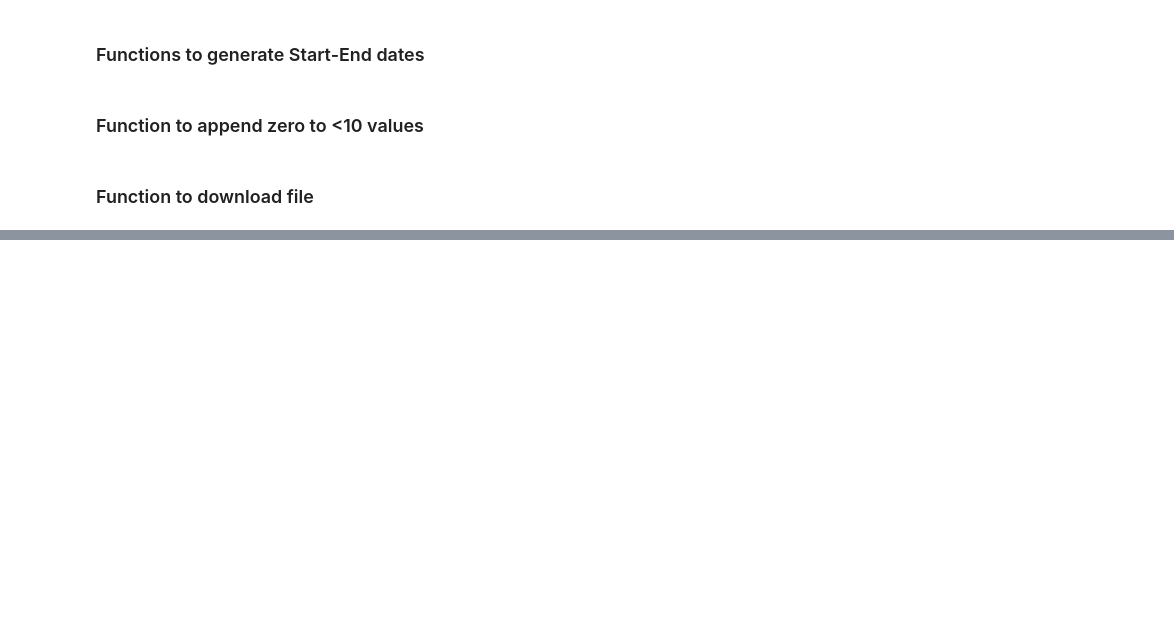
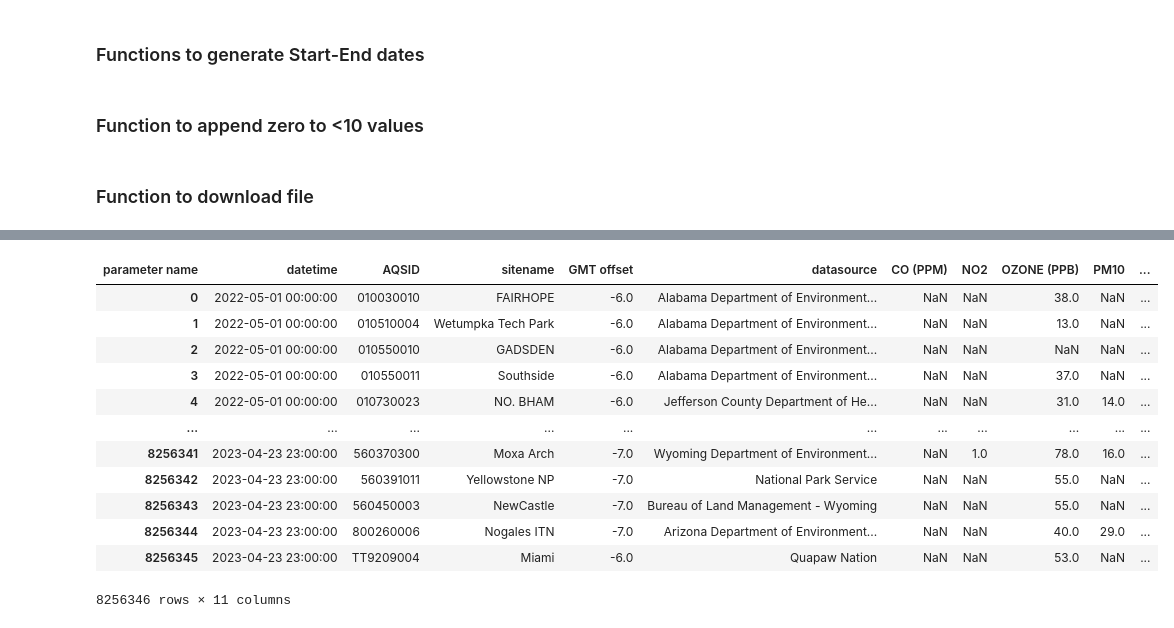
Before and after one commit to Charan-Patnaik/Aircast, a Jupyter notebook: ML/data_extraction.ipynb, the cells around one changed output, grey strips where cells are left out. Cells and saved outputs as stored; diff of their text form; code cells hidden in the pictures; blank space fills up the shorter version.

```diff
--- a/ML/data_extraction.ipynb
+++ b/ML/data_extraction.ipynb
@@ -184,0 +209,8 @@ new_df[new_df['AQSID']=='000010601']
+# %%
+merged_df['datetime'] = pd.to_datetime(merged_df['date'] + ' ' + merged_df['hour'], format='%m/%d/%y %H:%M')
+# %%
+merged_df.drop(['date', 'hour'], axis=1, inplace=True )
+# %%
+values_to_keep = ['OZONE', 'PM2.5', 'PM10', 'SO2', 'CO', 'NO2']
+merged_df_with_specific_val = merged_df.loc[merged_df['parameter name'].isin(values_to_keep)]
+merged_df_with_specific_val
@@ -184,0 +231,22 @@ new_df[new_df['AQSID']=='000010601']
+# %%
+df_pivot = merged_df_with_specific_val.pivot(index=['datetime', 'AQSID', 'sitename', 'GMT offset', 'datasource'],
+                    columns='parameter name',
+                    values='value').reset_index()
+# %%
+df_pivot = df_pivot.rename(columns={'OZONE': 'OZONE (PPB)', 'PM2.5': 'PM2.5 (UG/M3)', 'CO': 'CO (PPM)'})
+pivot_df = df_pivot.sort_values(by='datetime', ascending=False)
+df_pivot
+# %% [output]
+| parameter name | datetime | AQSID | sitename | GMT offset | datasource | CO (PPM) | NO2 | OZONE (PPB) | PM10 | ... |
+| 0 | 2022-05-01 00:00:00 | 010030010 | FAIRHOPE | -6.0 | Alabama Department of Environment... | NaN | NaN | 38.0 | NaN | ... |
+| 1 | 2022-05-01 00:00:00 | 010510004 | Wetumpka Tech Park | -6.0 | Alabama Department of Environment... | NaN | NaN | 13.0 | NaN | ... |
+| 2 | 2022-05-01 00:00:00 | 010550010 | GADSDEN | -6.0 | Alabama Department of Environment... | NaN | NaN | NaN | NaN | ... |
+| 3 | 2022-05-01 00:00:00 | 010550011 | Southside | -6.0 | Alabama Department of Environment... | NaN | NaN | 37.0 | NaN | ... |
+| 4 | 2022-05-01 00:00:00 | 010730023 | NO. BHAM | -6.0 | Jefferson County Department of He... | NaN | NaN | 31.0 | 14.0 | ... |
+| ... | ... | ... | ... | ... | ... | ... | ... | ... | ... | ... |
+| 8256341 | 2023-04-23 23:00:00 | 560370300 | Moxa Arch | -7.0 | Wyoming Department of Environment... | NaN | 1.0 | 78.0 | 16.0 | ... |
+| 8256342 | 2023-04-23 23:00:00 | 560391011 | Yellowstone NP | -7.0 | National Park Service | NaN | NaN | 55.0 | NaN | ... |
+| 8256343 | 2023-04-23 23:00:00 | 560450003 | NewCastle | -7.0 | Bureau of Land Management - Wyoming | NaN | NaN | 55.0 | NaN | ... |
+| 8256344 | 2023-04-23 23:00:00 | 800260006 | Nogales ITN | -7.0 | Arizona Department of Environment... | NaN | NaN | 40.0 | 29.0 | ... |
+| 8256345 | 2023-04-23 23:00:00 | TT9209004 | Miami | -6.0 | Quapaw Nation | NaN | NaN | 53.0 | NaN | ... |
+8256346 rows × 11 columns
```
Also changed, not shown: parts of 23 cells of this notebook, 3 other files.
